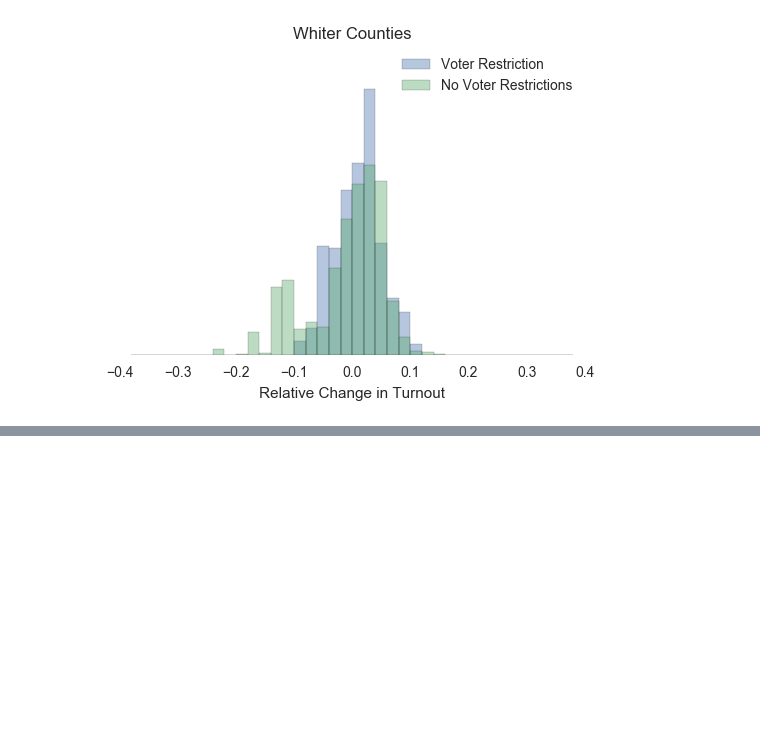
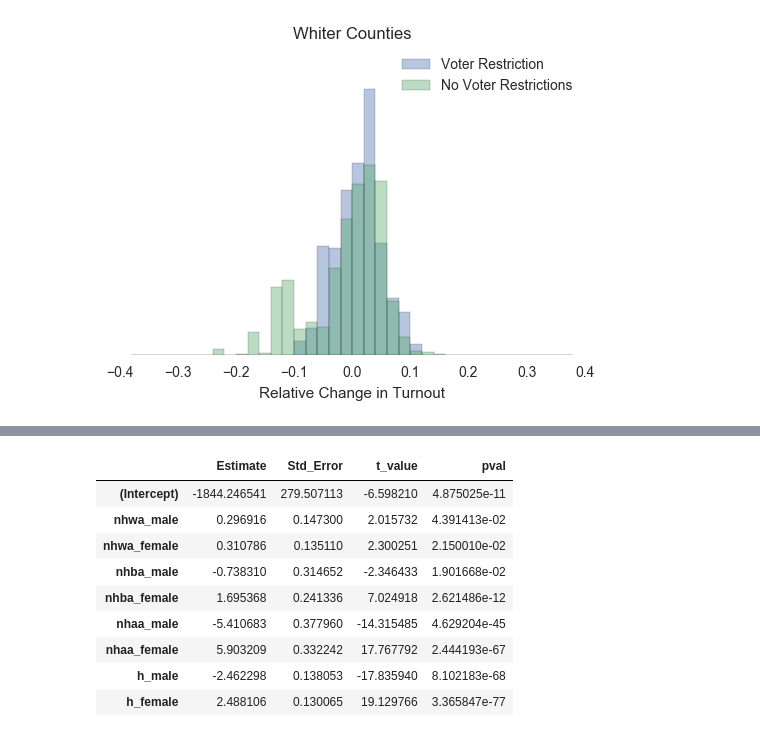
Before and after one commit to dstuck/pres_election_analysis, a Jupyter notebook: notebooks/2-ElectionExploration.ipynb, the cells around one changed output, grey strips where cells are left out. Cells and saved outputs as stored; diff of their text form; code cells hidden in the pictures; blank space fills up the shorter version.

```diff
--- a/notebooks/2-ElectionExploration.ipynb
+++ b/notebooks/2-ElectionExploration.ipynb
@@ -231,0 +312,13 @@ full_pres_df.loc[29079]
+# %%
+regression_summary(y='votes_2012', df=vote_by_race.xs('D', level=1), features=counts_by_race)
+# %% [output]
+|  | Estimate | Std_Error | t_value | pval |
+| (Intercept) | -1844.246541 | 279.507113 | -6.598210 | 4.875025e-11 |
+| nhwa_male | 0.296916 | 0.147300 | 2.015732 | 4.391413e-02 |
+| nhwa_female | 0.310786 | 0.135110 | 2.300251 | 2.150010e-02 |
+| nhba_male | -0.738310 | 0.314652 | -2.346433 | 1.901668e-02 |
+| nhba_female | 1.695368 | 0.241336 | 7.024918 | 2.621486e-12 |
+| nhaa_male | -5.410683 | 0.377960 | -14.315485 | 4.629204e-45 |
+| nhaa_female | 5.903209 | 0.332242 | 17.767792 | 2.444193e-67 |
+| h_male | -2.462298 | 0.138053 | -17.835940 | 8.102183e-68 |
+| h_female | 2.488106 | 0.130065 | 19.129766 | 3.365847e-77 |
```
Also changed, not shown: parts of 23 cells of this notebook.
